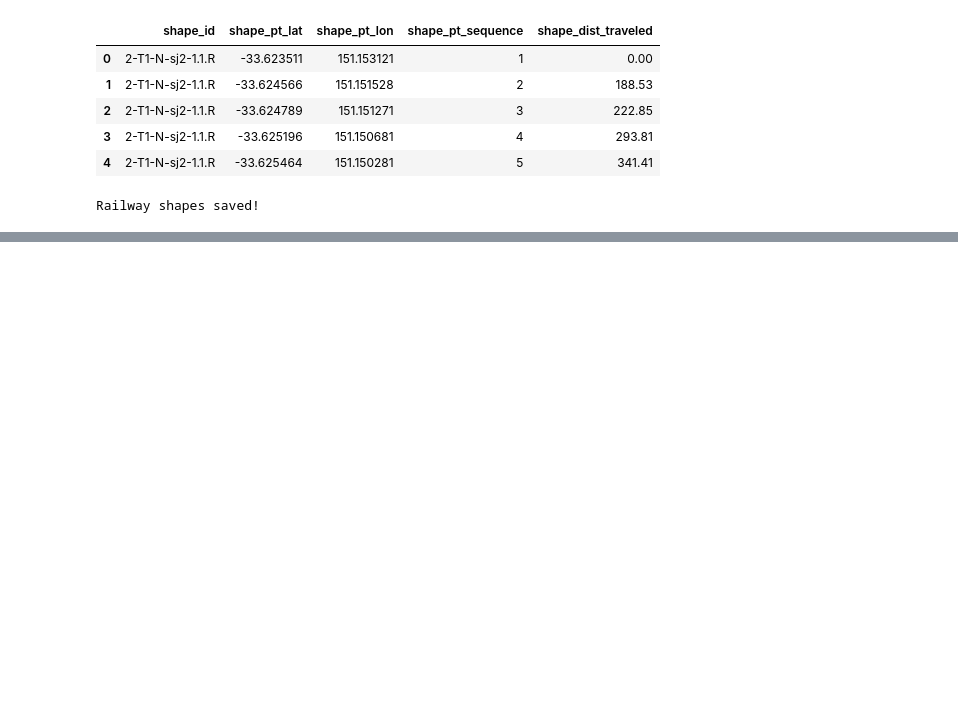
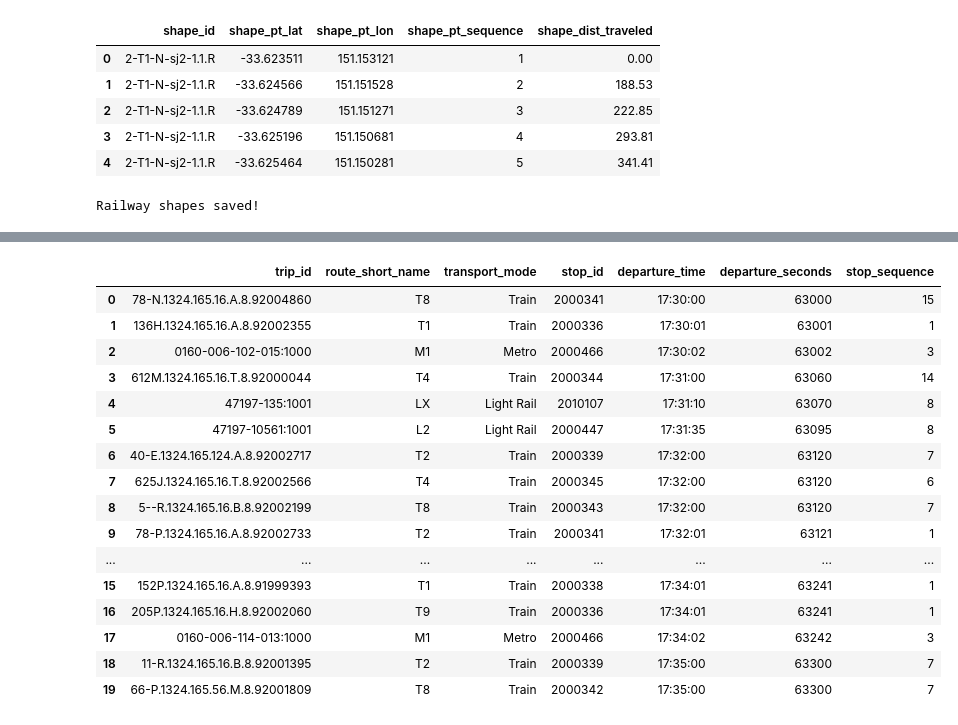
Before and after one commit to jkeeseng/sydney-transport-intelligence, a Jupyter notebook: notebooks/01_data_exploration.ipynb, the cells around one changed output, grey strips where cells are left out. Saved outputs shown, nothing was run; the diff lists cells and outputs as text; code cells hidden in the pictures; blank space fills up the shorter version.

Commit message:
Update transport data pipeline and journey analysis

```diff
--- a/notebooks/01_data_exploration.ipynb
+++ b/notebooks/01_data_exploration.ipynb
@@ -426,0 +1300,17 @@ Railway shapes saved!
+# %%
+all_transport_trips = trips.merge(
+    selected_routes[
+        ["route_id", "route_short_name", "transport_mode"]
+    ],
+    on="route_id",
+    how="inner"
+)
+
+print("Total multimodal trips:", len(all_transport_trips))
+
+display(
+    all_transport_trips.groupby("transport_mode").agg(
+        trip_count=("trip_id", "count"),
+        route_count=("route_id", "nunique")
+    )
+)
@@ -426,0 +2166,18 @@ Railway shapes saved!
+# %%
+travel_date = "2026-10-28"
+
+active_services = get_active_services(travel_date)
+
+daily_timetable = timetable[
+    timetable["service_id"].isin(active_services)
+].copy()
+
+print("Active service IDs:", len(active_services))
+print("Daily timetable records:", len(daily_timetable))
+
+display(
+    daily_timetable.groupby("transport_mode").agg(
+        trips=("trip_id", "nunique"),
+        stop_times=("stop_id", "count")
+    )
+)
@@ -426,0 +2235,26 @@ Railway shapes saved!
+# %%
+departures = find_departures(
+    station_name="Central Station",
+    departure_time="17:30",
+    limit=20
+)
+
+display(departures)
+# %% [output]
+|  | trip_id | route_short_name | transport_mode | stop_id | departure_time | departure_seconds | stop_sequence |
+| 0 | 78-N.1324.165.16.A.8.92004860 | T8 | Train | 2000341 | 17:30:00 | 63000 | 15 |
+| 1 | 136H.1324.165.16.A.8.92002355 | T1 | Train | 2000336 | 17:30:01 | 63001 | 1 |
+| 2 | 0160-006-102-015:1000 | M1 | Metro | 2000466 | 17:30:02 | 63002 | 3 |
+| 3 | 612M.1324.165.16.T.8.92000044 | T4 | Train | 2000344 | 17:31:00 | 63060 | 14 |
+| 4 | 47197-135:1001 | LX | Light Rail | 2010107 | 17:31:10 | 63070 | 8 |
+| 5 | 47197-10561:1001 | L2 | Light Rail | 2000447 | 17:31:35 | 63095 | 8 |
+| 6 | 40-E.1324.165.124.A.8.92002717 | T2 | Train | 2000339 | 17:32:00 | 63120 | 7 |
+| 7 | 625J.1324.165.16.T.8.92002566 | T4 | Train | 2000345 | 17:32:00 | 63120 | 6 |
+| 8 | 5--R.1324.165.16.B.8.92002199 | T8 | Train | 2000343 | 17:32:00 | 63120 | 7 |
+| 9 | 78-P.1324.165.16.A.8.92002733 | T2 | Train | 2000341 | 17:32:01 | 63121 | 1 |
+| ... | ... | ... | ... | ... | ... | ... | ... |
+| 15 | 152P.1324.165.16.A.8.91999393 | T1 | Train | 2000338 | 17:34:01 | 63241 | 1 |
+| 16 | 205P.1324.165.16.H.8.92002060 | T9 | Train | 2000336 | 17:34:01 | 63241 | 1 |
+| 17 | 0160-006-114-013:1000 | M1 | Metro | 2000466 | 17:34:02 | 63242 | 3 |
+| 18 | 11-R.1324.165.16.B.8.92001395 | T2 | Train | 2000339 | 17:35:00 | 63300 | 7 |
+| 19 | 66-P.1324.165.56.M.8.92001809 | T8 | Train | 2000342 | 17:35:00 | 63300 | 7 |
```
Also changed, not shown: parts of 127 cells of this notebook, 4 other files.
